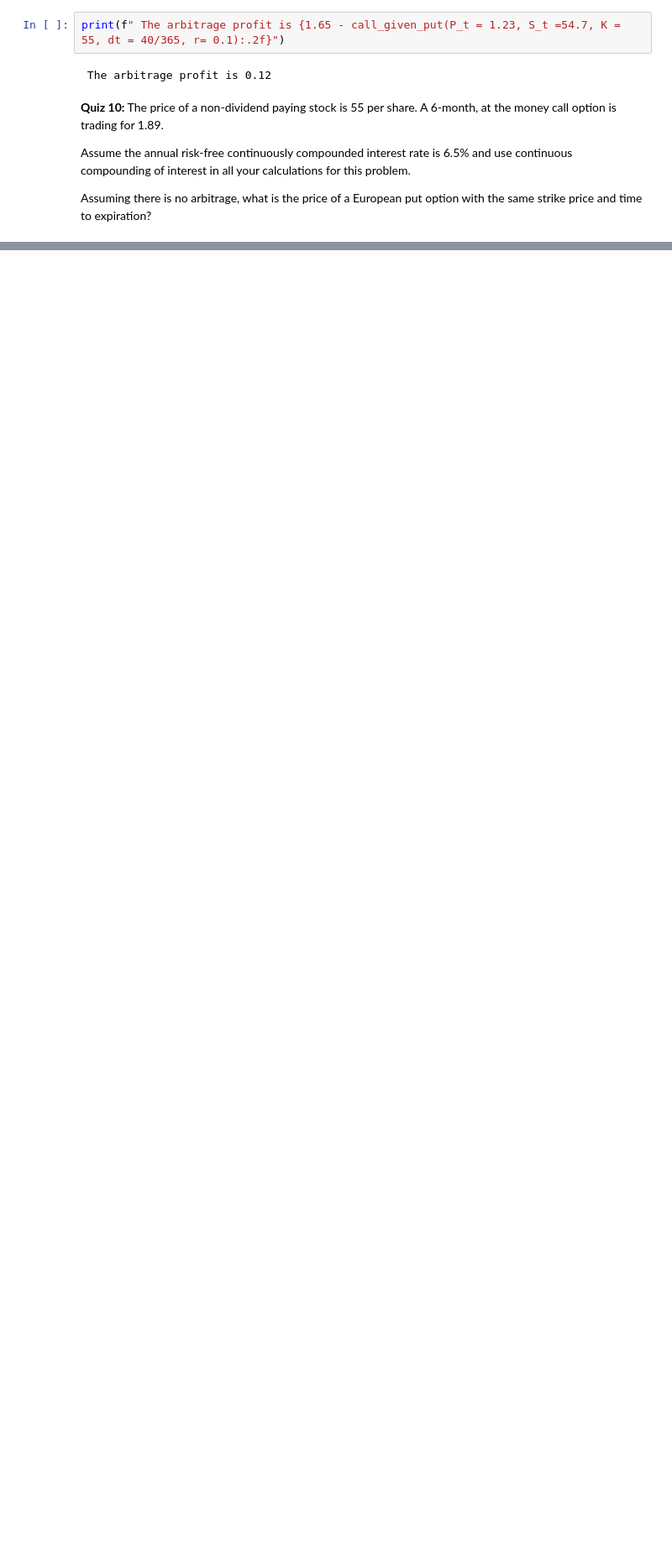
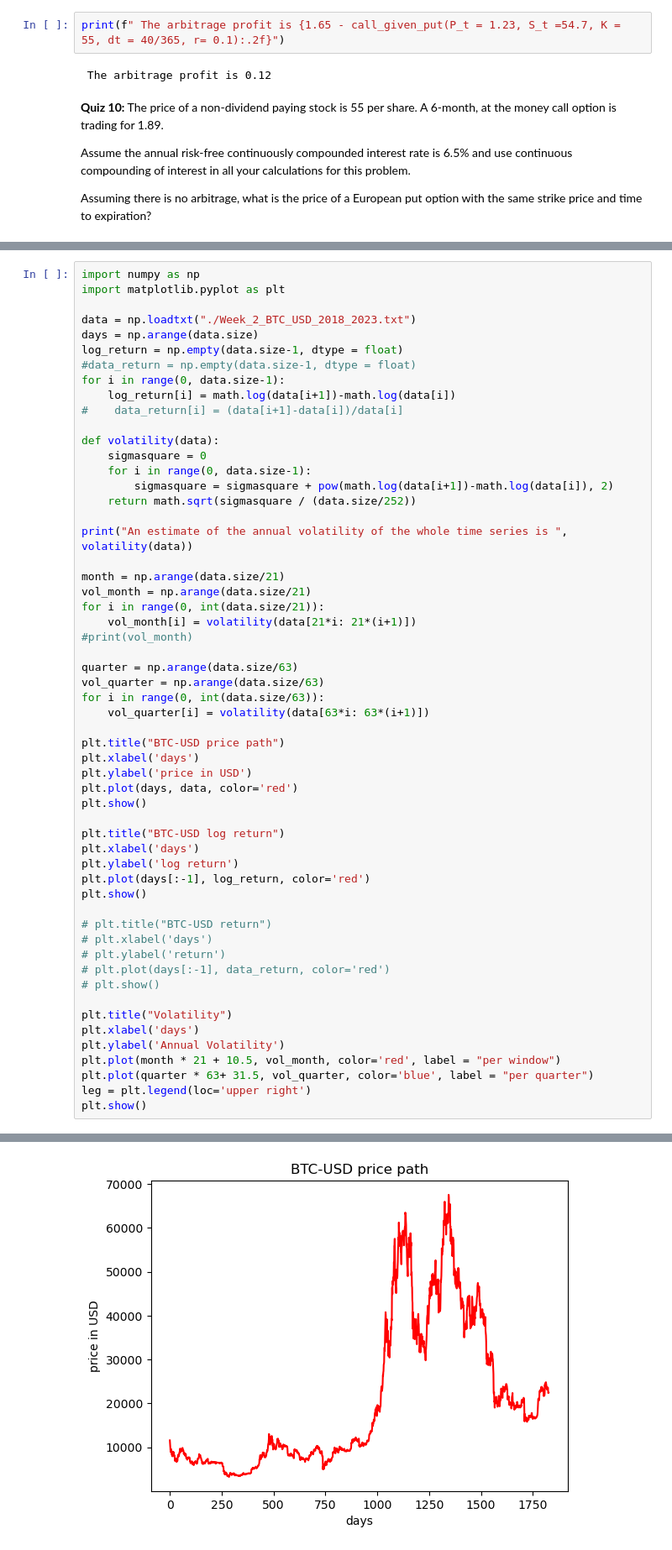
Before and after one commit to AvaM1/Math134_Notes, a Jupyter notebook: 134C Week 2.ipynb, the cells around one changed output, grey strips where cells are left out. Shown at 84% size. Saved outputs shown, nothing was run; the diff lists cells and outputs as text; blank space fills up the shorter version.

Commit message:
Week 2 update

```diff
--- a/134C Week 2.ipynb
+++ b/134C Week 2.ipynb
@@ -177,0 +242,57 @@ Assuming there is no arbitrage, what is the price of a European put option with
+# %%
+import numpy as np
+import matplotlib.pyplot as plt
+
+data = np.loadtxt("./Week_2_BTC_USD_2018_2023.txt")
+days = np.arange(data.size)
+log_return = np.empty(data.size-1, dtype = float)
+#data_return = np.empty(data.size-1, dtype = float)
+for i in range(0, data.size-1):
+    log_return[i] = math.log(data[i+1])-math.log(data[i])
+#    data_return[i] = (data[i+1]-data[i])/data[i]
+
+def volatility(data):
+    sigmasquare = 0
+    for i in range(0, data.size-1):
+        sigmasquare = sigmasquare + pow(math.log(data[i+1])-math.log(data[i]), 2)
+    return math.sqrt(sigmasquare / (data.size/252))
+
+print("An estimate of the annual volatility of the whole time series is ", volatility(data))
+
+month = np.arange(data.size/21)
+vol_month = np.arange(data.size/21)
+for i in range(0, int(data.size/21)):
+    vol_month[i] = volatility(data[21*i: 21*(i+1)])
+#print(vol_month)
+
+quarter = np.arange(data.size/63)
+vol_quarter = np.arange(data.size/63)
+for i in range(0, int(data.size/63)):
+    vol_quarter[i] = volatility(data[63*i: 63*(i+1)])
+
+plt.title("BTC-USD price path")
+plt.xlabel('days')
+plt.ylabel('price in USD')
+plt.plot(days, data, color='red')
+plt.show()
+
+plt.title("BTC-USD log return")
+plt.xlabel('days')
+plt.ylabel('log return')
+plt.plot(days[:-1], log_return, color='red')
+plt.show()
+
+# plt.title("BTC-USD return")
+# plt.xlabel('days')
+# plt.ylabel('return')
+# plt.plot(days[:-1], data_return, color='red')
+# plt.show()
+
+plt.title("Volatility")
+plt.xlabel('days')
+plt.ylabel('Annual Volatility')
+plt.plot(month * 21 + 10.5, vol_month, color='red', label = "per window")
+plt.plot(quarter * 63+ 31.5, vol_quarter, color='blue', label = "per quarter")
+leg = plt.legend(loc='upper right')
+plt.show()
+# %% [output]
@@ -177,0 +300 @@ Assuming there is no arbitrage, what is the price of a European put option with
+[figure, added]
```
Also changed, not shown: parts of 11 cells of this notebook, 1 other file.
